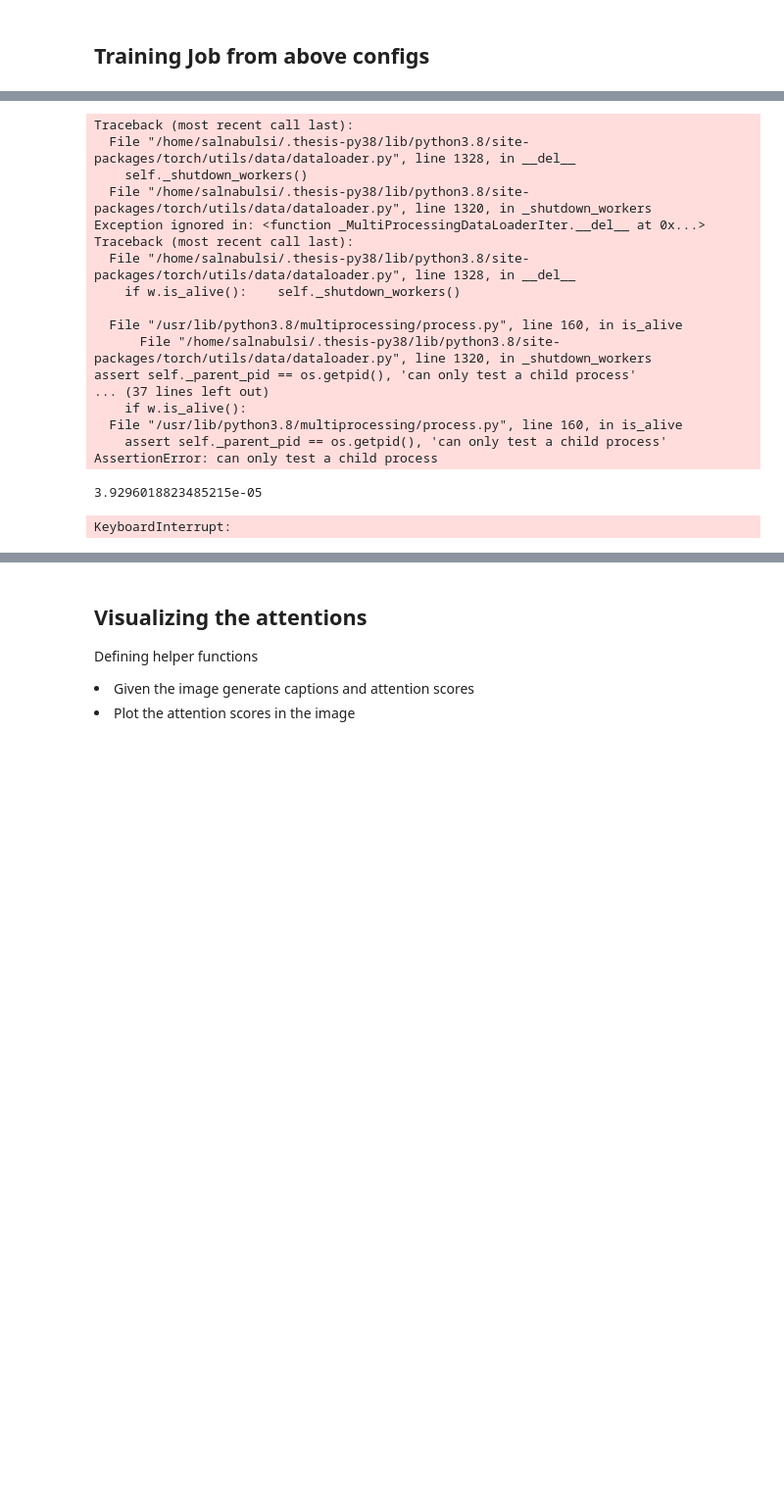
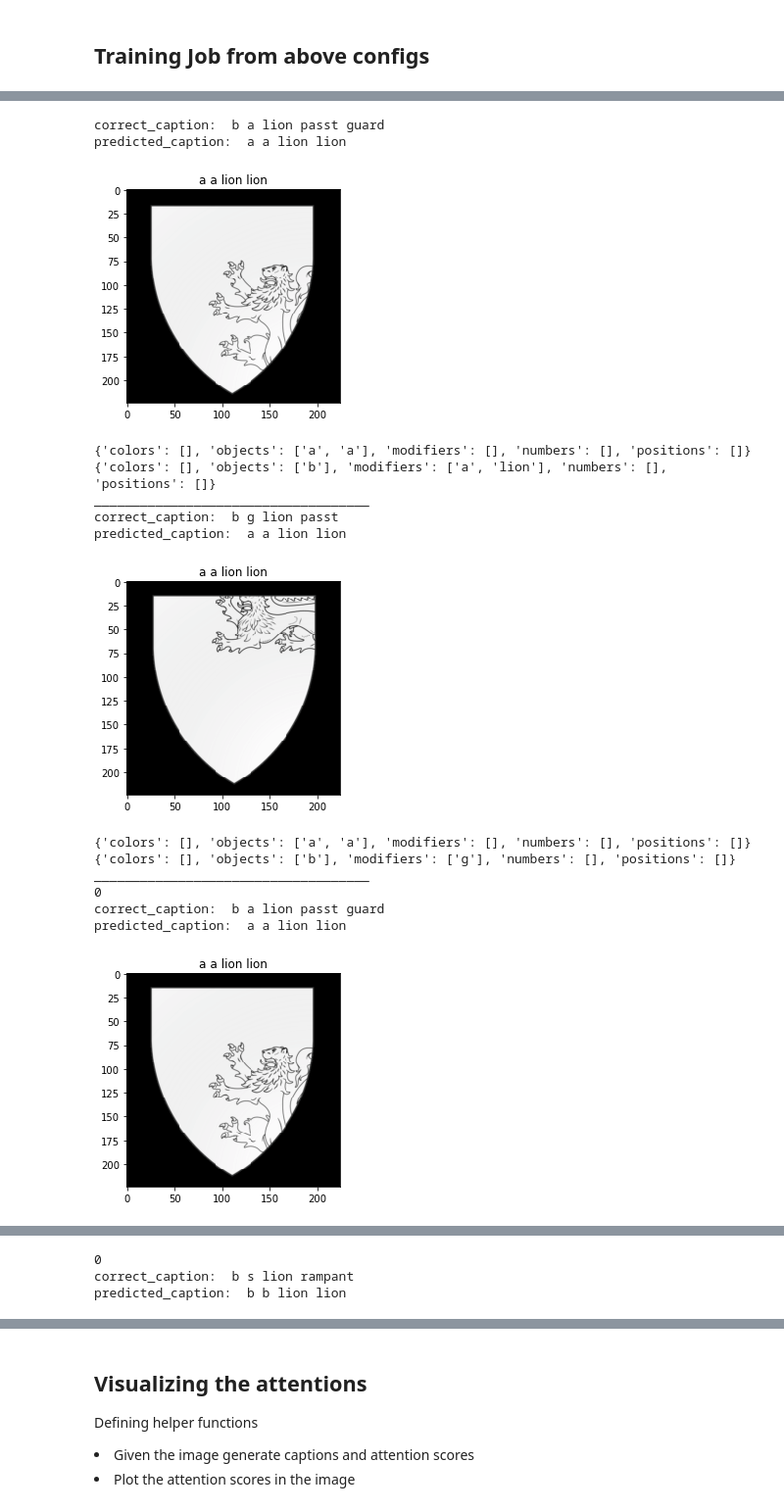
Before and after one commit to safaa-alnabulsi/coat-of-arms, a Jupyter notebook: baseline-model-train-on-all.ipynb, the cells around one changed output, grey strips where cells are left out. Shown at 98% size. Cells and saved outputs as stored; diff of their text form; code cells hidden in the pictures; blank space fills up the shorter version.

Commit message:
add val set to  loader and start with accuracy

```diff
--- a/baseline-model-train-on-all.ipynb
+++ b/baseline-model-train-on-all.ipynb
@@ -14,6 +15,7 @@ data_location =  '/home/space/datasets/COA/generated-data-api-smaller'
 #reading the text data
 
 caption_file = data_location + '/captions.txt'
+root_folder_images = data_location + '/images'
 df = pd.read_csv(caption_file)
 print("There are {} image to captions".format(len(df)))
 df.head(7)
@@ -138,10 +151,11 @@ transform = T.Compose([
 
 print_time('writing the dataloader')
 
-train_loader, test_loader, train_dataset, test_dataset = get_loader(
-    root_folder=data_location+"/images",
-    train_annotation_file=data_location+"/train_captions.txt",
-    test_annotation_file=data_location+"/test_captions.txt",
+train_loader, val_loader, test_loader, train_dataset, val_dataset, test_dataset = get_loader(
+    root_folder=root_folder_images,
+    train_annotation_file=train_annotation_file,
+    val_annotation_file=val_annotation_file,
+    test_annotation_file=test_annotation_file,
     transform=transform,
     num_workers=NUM_WORKER,
     vocab=vocab,
@@ -351,56 +420,57 @@ RuntimeError: CUDA out of memory. Tried to allocate 20.00 MiB (GPU 0; 11.91 GiB
 # %%
-num_epochs = 20
-print_every = 100
+model_full_path = '/home/space/datasets/COA/models/baseline/attention_model_state-smalll-thu.pth'
+num_epochs = 5
+print_every = 5
 device = torch.device("cuda:0" if torch.cuda.is_available() else "cpu")
 # if model is None:
-
 
 for epoch in range(1, num_epochs + 1):
     if model is None:
         model, optimizer, epoch, loss = load_model_checkpoint(model_full_path)
 
     with tqdm(train_loader, unit="batch") as tepoch:
-         for image, captions in tepoch:
+        idx = 0
+        for image, captions in tepoch:
+            idx+=1
             tepoch.set_description(f"Epoch {epoch}")
             image, captions = image.to(device), captions.to(device)
 
             # Zero the gradients.
             optimizer.zero_grad()
             # Feed forward
             outputs, attentions = model(image, captions.T)
             # Calculate the batch loss.
             targets = captions.T[:,1:]  ####### the fix in here
 
             loss = criterion(outputs.view(-1, vocab_size), targets.reshape(-1))
             # Backward pass.
             loss.backward()
             # Update the parameters in the optimizer.
             optimizer.step()
 
             tepoch.set_postfix(loss=loss.item())
             sleep(0.1)
 
-    print(test_function(model, test_loader))
+            bleu_score, accuracy = validate(model)
+
+            model.train()
+
+print(bleu_score/8091)
 
     #save the latest model
-    save_model(model, optimizer, epoch, model_full_path)
+#     save_model(model, optimizer, epoch, model_full_path)
 # %% [output]
-Traceback (most recent call last):
-  File "/home/salnabulsi/.thesis-py38/lib/python3.8/site-packages/torch/utils/data/dataloader.py", line 1328, in __del__
-    self._shutdown_workers()
-  File "/home/salnabulsi/.thesis-py38/lib/python3.8/site-packages/torch/utils/data/dataloader.py", line 1320, in _shutdown_workers
-Exception ignored in: <function _MultiProcessingDataLoaderIter.__del__ at 0x...>
-Traceback (most recent call last):
-  File "/home/salnabulsi/.thesis-py38/lib/python3.8/site-packages/torch/utils/data/dataloader.py", line 1328, in __del__
-    if w.is_alive():    self._shutdown_workers()
-
-  File "/usr/lib/python3.8/multiprocessing/process.py", line 160, in is_alive
-      File "/home/salnabulsi/.thesis-py38/lib/python3.8/site-packages/torch/utils/data/dataloader.py", line 1320, in _shutdown_workers
-assert self._parent_pid == os.getpid(), 'can only test a child process'
-... (37 lines left out)
-    if w.is_alive():
-  File "/usr/lib/python3.8/multiprocessing/process.py", line 160, in is_alive
-    assert self._parent_pid == os.getpid(), 'can only test a child process'
-AssertionError: can only test a child process
+correct_caption:  b a lion passt guard
+predicted_caption:  a a lion lion
+[figure, added]
-3.9296018823485215e-05
+{'colors': [], 'objects': ['a', 'a'], 'modifiers': [], 'numbers': [], 'positions': []} {'colors': [], 'objects': ['b'], 'modifiers': ['a', 'lion'], 'numbers': [], 'positions': []}
+____________________________________
+correct_caption:  b g lion passt
+predicted_caption:  a a lion lion
+[figure, added]
-KeyboardInterrupt:
+{'colors': [], 'objects': ['a', 'a'], 'modifiers': [], 'numbers': [], 'positions': []} {'colors': [], 'objects': ['b'], 'modifiers': ['g'], 'numbers': [], 'positions': []}
+____________________________________
+0
+correct_caption:  b a lion passt guard
+predicted_caption:  a a lion lion
+[figure, added]
@@ -406,0 +484,3 @@ KeyboardInterrupt:
+0
+correct_caption:  b s lion rampant
+predicted_caption:  b b lion lion
```
Also changed, not shown: parts of 17 cells of this notebook, 1 other file.
